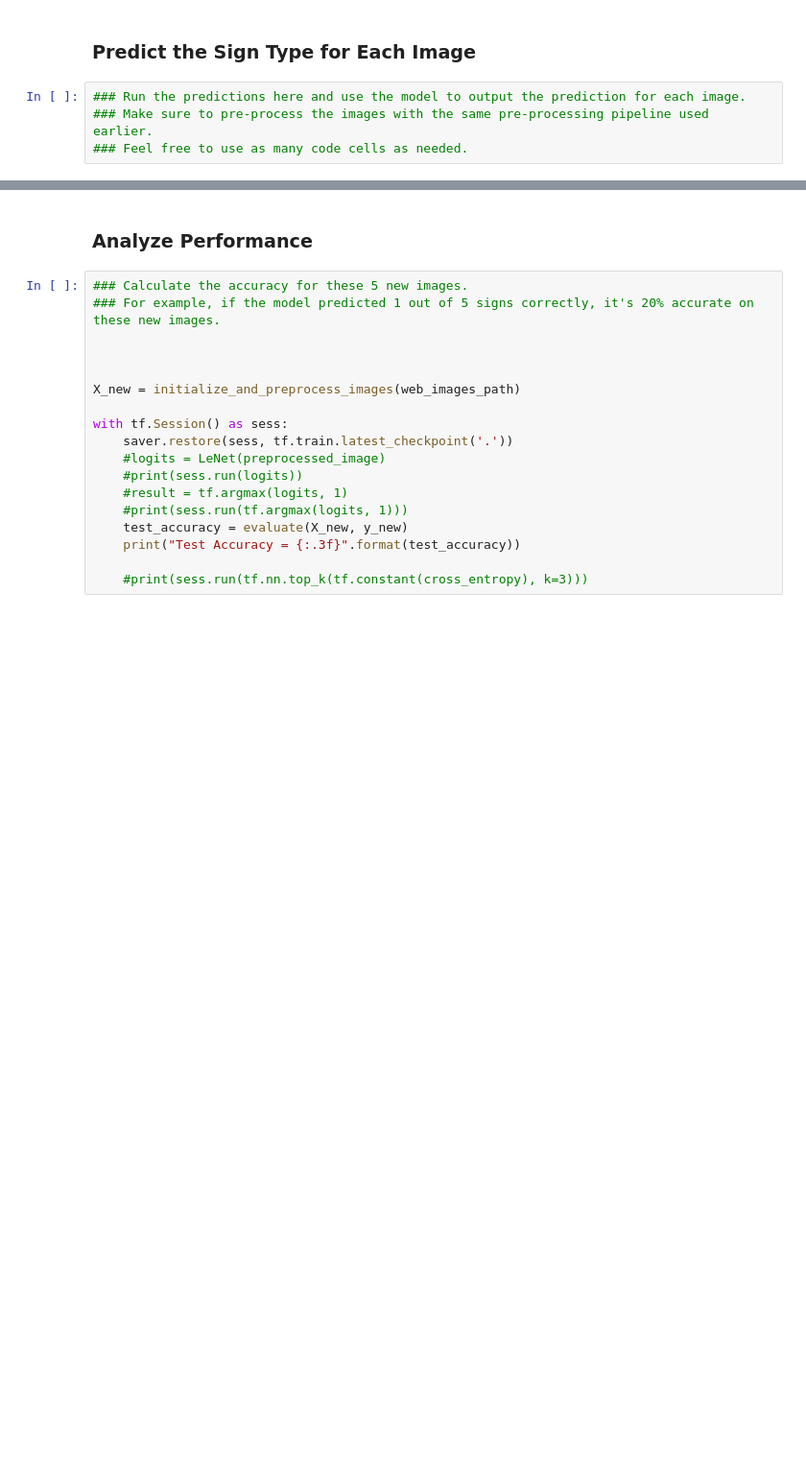
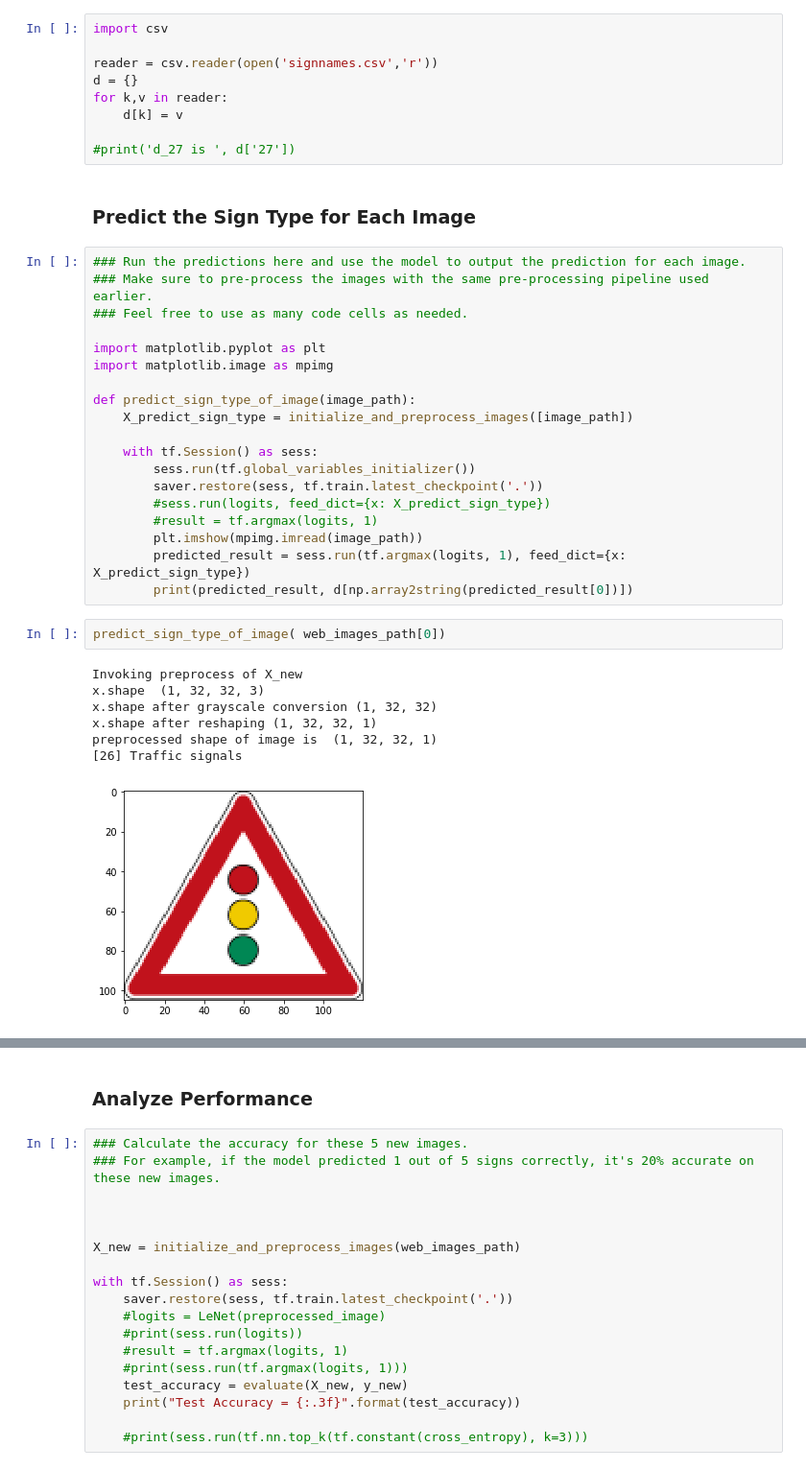
Before and after one commit to dinesh-i/CarND-Traffic-Sign-Classifier-Project, a Jupyter notebook: Traffic_Sign_Classifier_Copy.ipynb, the cells around one changed output, grey strips where cells are left out. Shown at 96% size. Cells and saved outputs as stored; diff of their text form; blank space fills up the shorter version.

Commit message:
implements the sign prediction of images taken from web. Started with printing top 5 softmax prob

```diff
--- a/Traffic_Sign_Classifier_Copy.ipynb
+++ b/Traffic_Sign_Classifier_Copy.ipynb
@@ -438,9 +435,43 @@ def initialize_and_preprocess_images(web_images_path):
     X_new = np.float32(X_new)
 
     return X_new
+# %%
+import csv
+
+reader = csv.reader(open('signnames.csv','r'))
+d = {}
+for k,v in reader:
+    d[k] = v
+
+#print('d_27 is ', d['27'])
 # %% [markdown]
 ### Predict the Sign Type for Each Image
 # %%
 ### Run the predictions here and use the model to output the prediction for each image.
 ### Make sure to pre-process the images with the same pre-processing pipeline used earlier.
 ### Feel free to use as many code cells as needed.
+
+import matplotlib.pyplot as plt
+import matplotlib.image as mpimg
+
+def predict_sign_type_of_image(image_path):
+    X_predict_sign_type = initialize_and_preprocess_images([image_path])
+
+    with tf.Session() as sess:
+        sess.run(tf.global_variables_initializer())
+        saver.restore(sess, tf.train.latest_checkpoint('.'))
+        #sess.run(logits, feed_dict={x: X_predict_sign_type})
+        #result = tf.argmax(logits, 1)
+        plt.imshow(mpimg.imread(image_path))
+        predicted_result = sess.run(tf.argmax(logits, 1), feed_dict={x: X_predict_sign_type})
+        print(predicted_result, d[np.array2string(predicted_result[0])])
+# %%
+predict_sign_type_of_image( web_images_path[0])
+# %% [output]
+Invoking preprocess of X_new
+x.shape  (1, 32, 32, 3)
+x.shape after grayscale conversion (1, 32, 32)
+x.shape after reshaping (1, 32, 32, 1)
+preprocessed shape of image is  (1, 32, 32, 1)
+[26] Traffic signals
+[figure, added]
```
Also changed, not shown: parts of 12 cells of this notebook, 3 other files.
